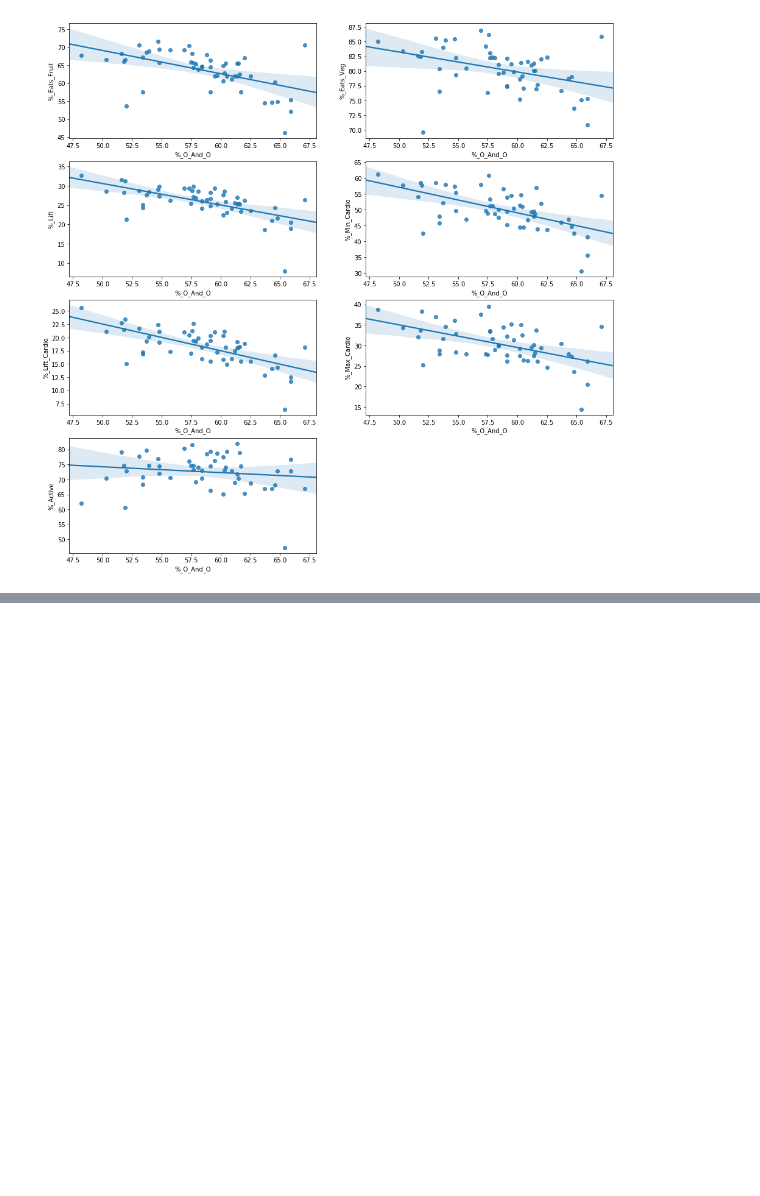
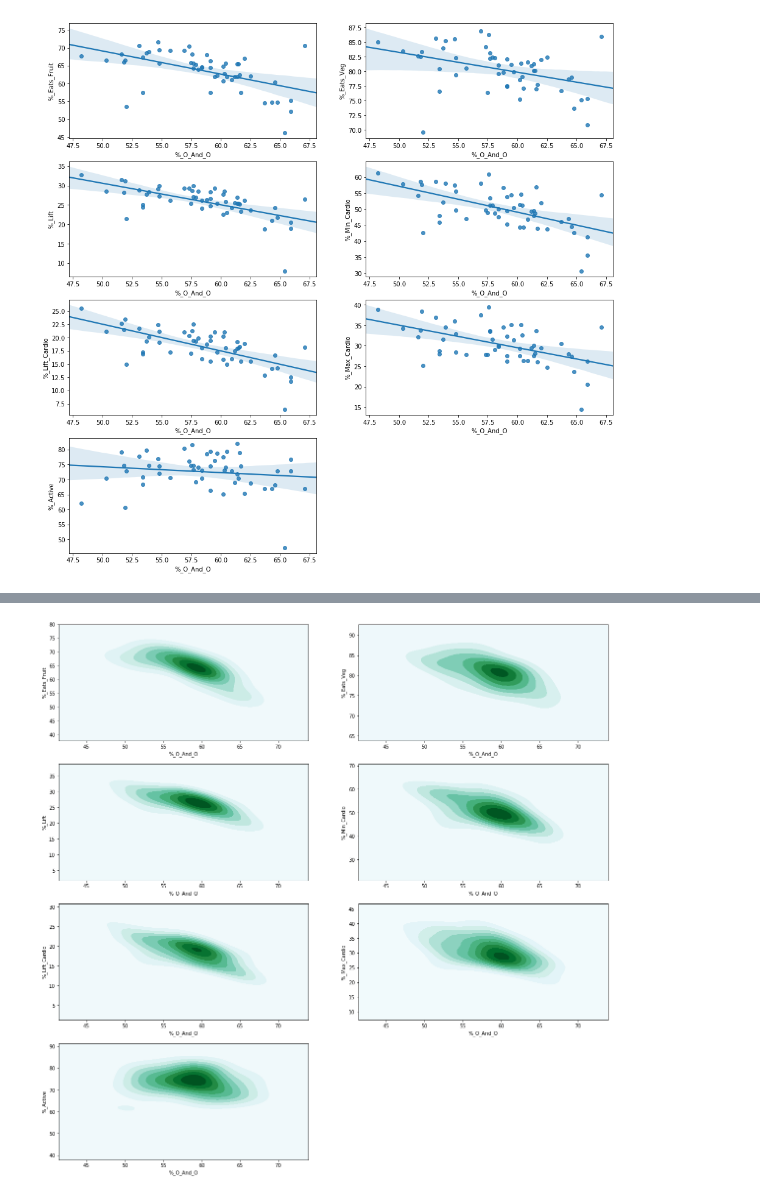
Before and after one commit to VincentG123/ThinkfulBootcamp, a Jupyter notebook: Capstone_1_Health_Fitness.ipynb, the cells around one changed output, grey strips where cells are left out. Saved outputs shown, nothing was run; the diff lists cells and outputs as text; code cells hidden in the pictures; blank space fills up the shorter version.

Commit message:
Further exploration into Health and Fitness data. Separated out education levels and plotted results.

```diff
--- a/Capstone_1_Health_Fitness.ipynb
+++ b/Capstone_1_Health_Fitness.ipynb
@@ -77,0 +87,11 @@ create_plots(female_df,'%_O_And_O')
+# %%
+def create_jointplots(data_frame, weight_class):
+    fig = plt.figure(figsize= (20,20))
+    for num, col in enumerate(plot_y, start =1):
+        fig.add_subplot(4,2,num)
+        sns.kdeplot(data_frame[weight_class],data_frame[col], shade = True)
+    plt.show()
+# %%
+create_jointplots(female_df,'%_O_And_O')
+# %% [output]
+[figure, added]
```
Also changed, not shown: parts of 9 cells of this notebook, 1 other file.
